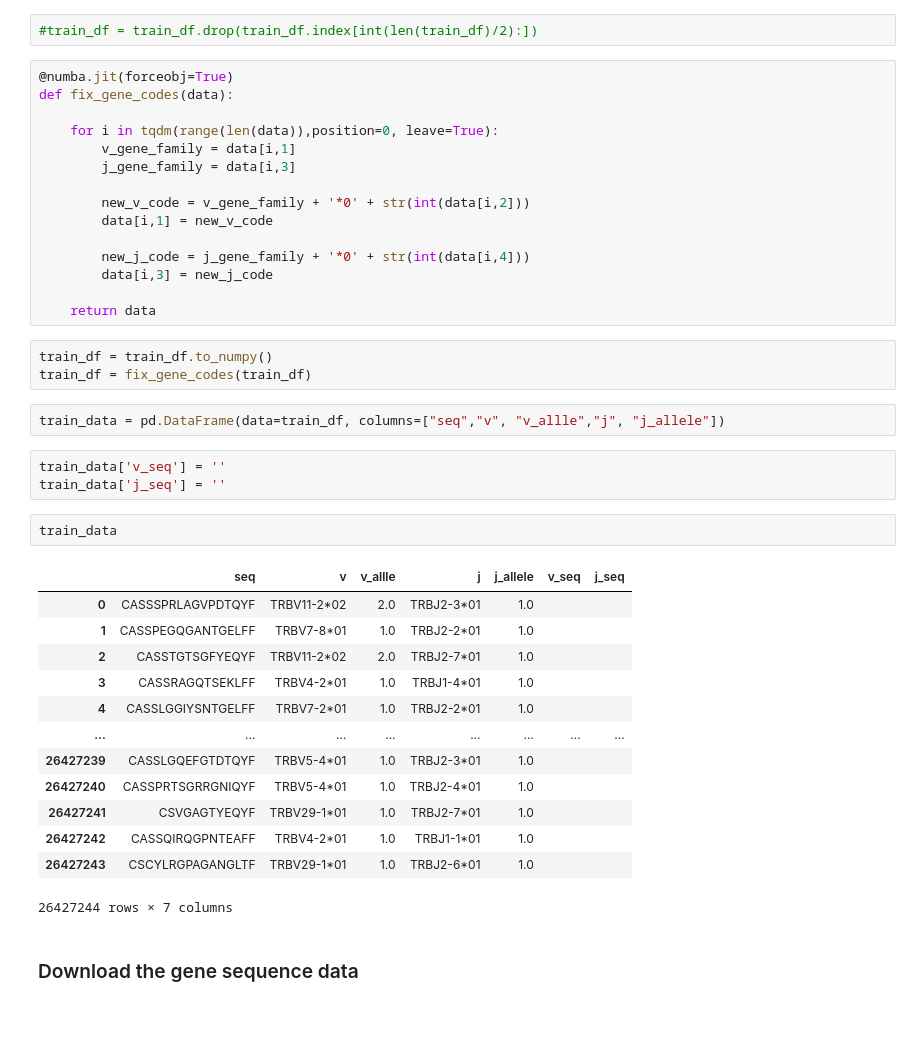
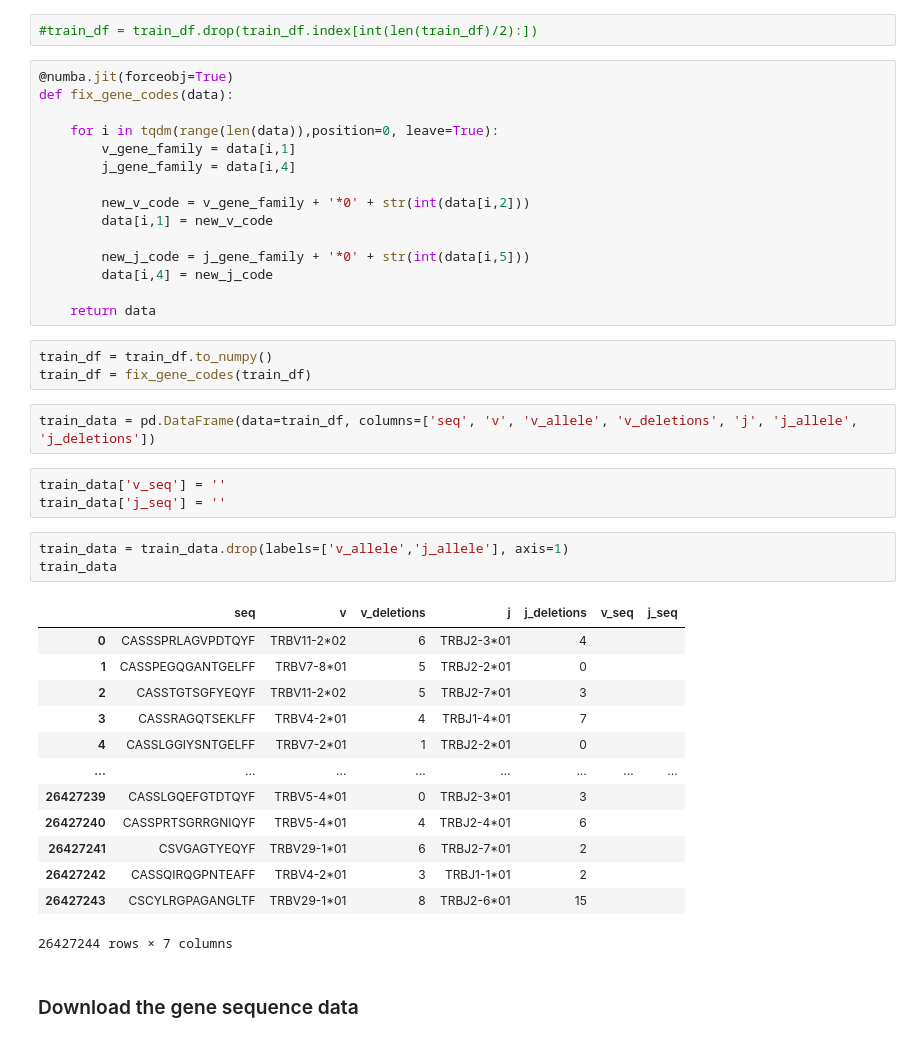
Before and after one commit to anttitapsa/TCR_transformer, a Jupyter notebook: scripts/data_preprocessing.ipynb, the cells around one changed output. Saved outputs shown, nothing was run; the diff lists cells and outputs as text.

```diff
--- a/scripts/data_preprocessing.ipynb
+++ b/scripts/data_preprocessing.ipynb
@@ -56,39 +56,40 @@ def fix_gene_codes(data):
 
     for i in tqdm(range(len(data)),position=0, leave=True):
         v_gene_family = data[i,1]
-        j_gene_family = data[i,3]
+        j_gene_family = data[i,4]
 
         new_v_code = v_gene_family + '*0' + str(int(data[i,2]))
         data[i,1] = new_v_code
 
-        new_j_code = j_gene_family + '*0' + str(int(data[i,4]))
-        data[i,3] = new_j_code
+        new_j_code = j_gene_family + '*0' + str(int(data[i,5]))
+        data[i,4] = new_j_code
 
     return data
 # %%
 train_df = train_df.to_numpy()
 train_df = fix_gene_codes(train_df)
 # %%
-train_data = pd.DataFrame(data=train_df, columns=["seq","v", "v_allle","j", "j_allele"])
+train_data = pd.DataFrame(data=train_df, columns=['seq', 'v', 'v_allele', 'v_deletions', 'j', 'j_allele', 'j_deletions'])
 # %%
 train_data['v_seq'] = ''
 train_data['j_seq'] = ''
-# %%
-train_data
-# %% [output]
-|  | seq | v | v_allle | j | j_allele | v_seq | j_seq |
-| 0 | CASSSPRLAGVPDTQYF | TRBV11-2*02 | 2.0 | TRBJ2-3*01 | 1.0 |  |  |
-| 1 | CASSPEGQGANTGELFF | TRBV7-8*01 | 1.0 | TRBJ2-2*01 | 1.0 |  |  |
-| 2 | CASSTGTSGFYEQYF | TRBV11-2*02 | 2.0 | TRBJ2-7*01 | 1.0 |  |  |
-| 3 | CASSRAGQTSEKLFF | TRBV4-2*01 | 1.0 | TRBJ1-4*01 | 1.0 |  |  |
-| 4 | CASSLGGIYSNTGELFF | TRBV7-2*01 | 1.0 | TRBJ2-2*01 | 1.0 |  |  |
-| ... | ... | ... | ... | ... | ... | ... | ... |
-| 26427239 | CASSLGQEFGTDTQYF | TRBV5-4*01 | 1.0 | TRBJ2-3*01 | 1.0 |  |  |
-| 26427240 | CASSPRTSGRRGNIQYF | TRBV5-4*01 | 1.0 | TRBJ2-4*01 | 1.0 |  |  |
-| 26427241 | CSVGAGTYEQYF | TRBV29-1*01 | 1.0 | TRBJ2-7*01 | 1.0 |  |  |
-| 26427242 | CASSQIRQGPNTEAFF | TRBV4-2*01 | 1.0 | TRBJ1-1*01 | 1.0 |  |  |
-| 26427243 | CSCYLRGPAGANGLTF | TRBV29-1*01 | 1.0 | TRBJ2-6*01 | 1.0 |  |  |
-26427244 rows × 7 columns
+# %%
+train_data = train_data.drop(labels=['v_allele','j_allele'], axis=1)
+train_data
+# %% [output]
+|  | seq | v | v_deletions | j | j_deletions | v_seq | j_seq |
+| 0 | CASSSPRLAGVPDTQYF | TRBV11-2*02 | 6 | TRBJ2-3*01 | 4 |  |  |
+| 1 | CASSPEGQGANTGELFF | TRBV7-8*01 | 5 | TRBJ2-2*01 | 0 |  |  |
+| 2 | CASSTGTSGFYEQYF | TRBV11-2*02 | 5 | TRBJ2-7*01 | 3 |  |  |
+| 3 | CASSRAGQTSEKLFF | TRBV4-2*01 | 4 | TRBJ1-4*01 | 7 |  |  |
+| 4 | CASSLGGIYSNTGELFF | TRBV7-2*01 | 1 | TRBJ2-2*01 | 0 |  |  |
+| ... | ... | ... | ... | ... | ... | ... | ... |
+| 26427239 | CASSLGQEFGTDTQYF | TRBV5-4*01 | 0 | TRBJ2-3*01 | 3 |  |  |
+| 26427240 | CASSPRTSGRRGNIQYF | TRBV5-4*01 | 4 | TRBJ2-4*01 | 6 |  |  |
+| 26427241 | CSVGAGTYEQYF | TRBV29-1*01 | 6 | TRBJ2-7*01 | 2 |  |  |
+| 26427242 | CASSQIRQGPNTEAFF | TRBV4-2*01 | 3 | TRBJ1-1*01 | 2 |  |  |
+| 26427243 | CSCYLRGPAGANGLTF | TRBV29-1*01 | 8 | TRBJ2-6*01 | 15 |  |  |
+26427244 rows × 7 columns
 # %% [markdown]
 ### Download the gene sequence data
 # %%
```
Also changed, not shown: parts of 20 cells of this notebook, 18 other files.
